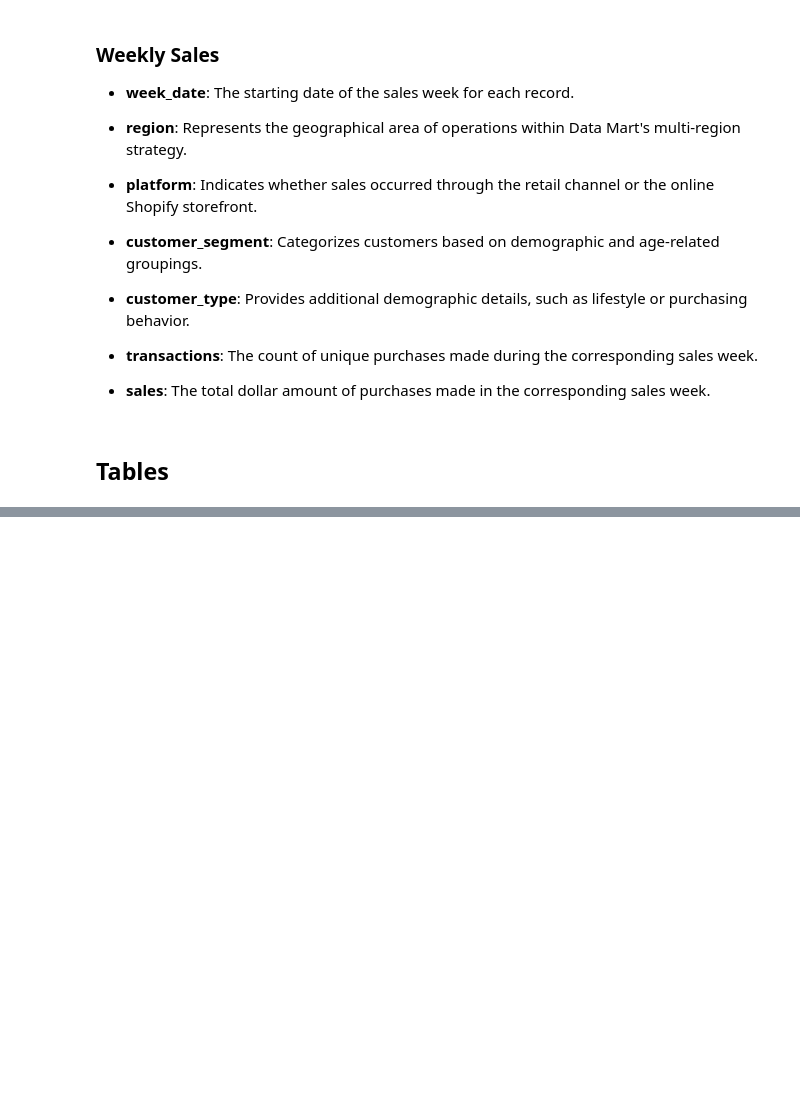
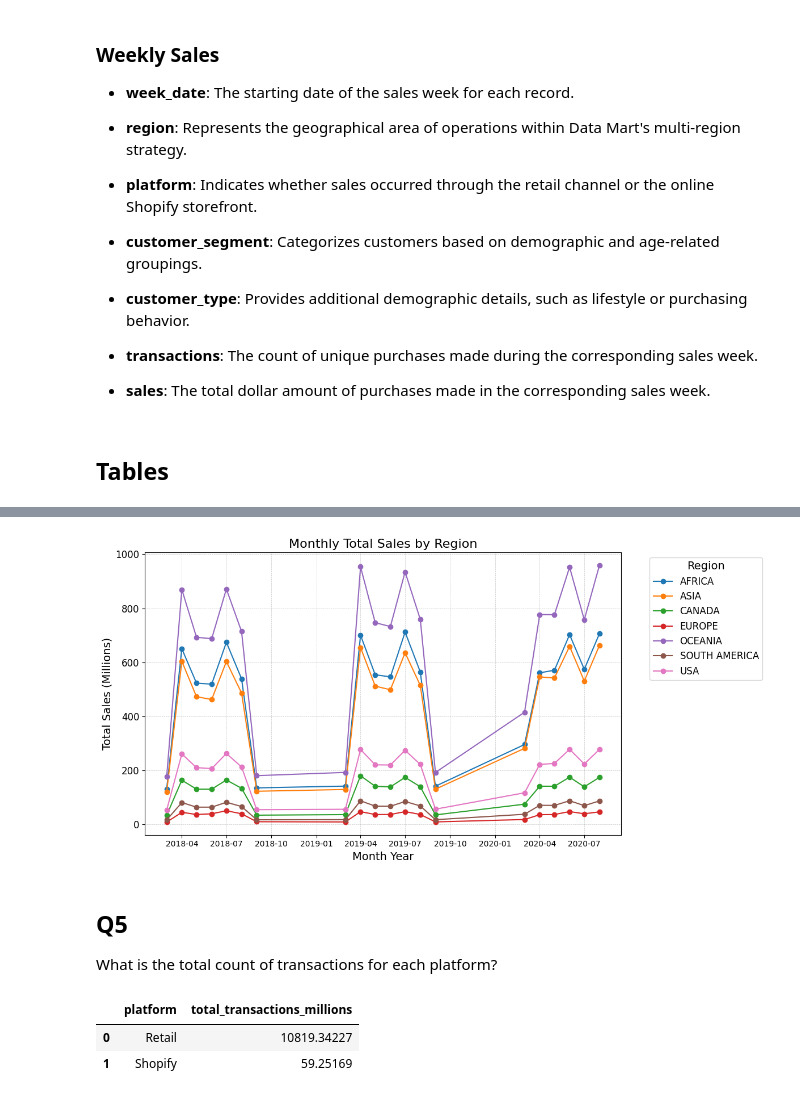
Before and after one commit to yangwu1227/sql-case-studies, a Jupyter notebook: case_studies/data_mart/notebooks/business_questions.ipynb, the cells around one changed output, grey strips where cells are left out. Drawn from its saved outputs; the diff is of its cells as text; code cells hidden in the pictures; blank space fills up the shorter version.

```diff
--- a/case_studies/data_mart/notebooks/business_questions.ipynb
+++ b/case_studies/data_mart/notebooks/business_questions.ipynb
@@ -92,0 +498,20 @@ for table in tables:
+# %%
+query = """
+SELECT
+    region,
+    DATE_TRUNC('MONTH', week_date) AS month_year,
+    SUM(sales) / 1000000.0 AS total_sales_millions
+FROM
+    data_mart.sales
+GROUP BY
+    region,
+    DATE_TRUNC('MONTH', week_date)
+ORDER BY
+    region ASC,
+    DATE_TRUNC('MONTH', week_date) ASC;
+"""
+
+sales_by_region_month = athena.query(
+    database=database, query=query, ctas_approach=ctas_approach
+)
+sales_by_region_month.head(10)
@@ -92,0 +530,47 @@ for table in tables:
+# %%
+plt.figure(figsize=(12, 6))
+
+# Plot data for each region
+for region, group in sales_by_region_month.groupby("region"):
+    plt.plot(
+        group["month_year"], group["total_sales_millions"], label=region, marker="o"
+    )
+
+plt.title("Monthly Total Sales by Region", fontsize=16)
+plt.xlabel("Month Year", fontsize=14)
+plt.ylabel("Total Sales (Millions)", fontsize=14)
+plt.yticks(fontsize=12)
+plt.grid(True, which="both", linestyle="--", linewidth=0.5, alpha=0.7)
+plt.legend(
+    title="Region",
+    fontsize=12,
+    title_fontsize=14,
+    loc="upper left",
+    bbox_to_anchor=(1.05, 1.0),  # Move legend outside the plot
+)
+plt.tight_layout()
+plt.show();
+# %% [output]
+[figure, added]
+# %% [markdown]
+## Q5
+
+What is the total count of transactions for each platform?
+# %%
+query = """
+SELECT
+    platform,
+    SUM(transactions) / 100000.0 AS total_transactions_millions
+FROM
+    data_mart.sales
+GROUP BY
+    platform
+ORDER BY
+    total_transactions_millions DESC;
+"""
+
+athena.query(database=database, query=query, ctas_approach=ctas_approach)
+# %% [output]
+|  | platform | total_transactions_millions |
+| 0 | Retail | 10819.34227 |
+| 1 | Shopify | 59.25169 |
```
Also changed, not shown: parts of 63 cells of this notebook, 4 other files.
